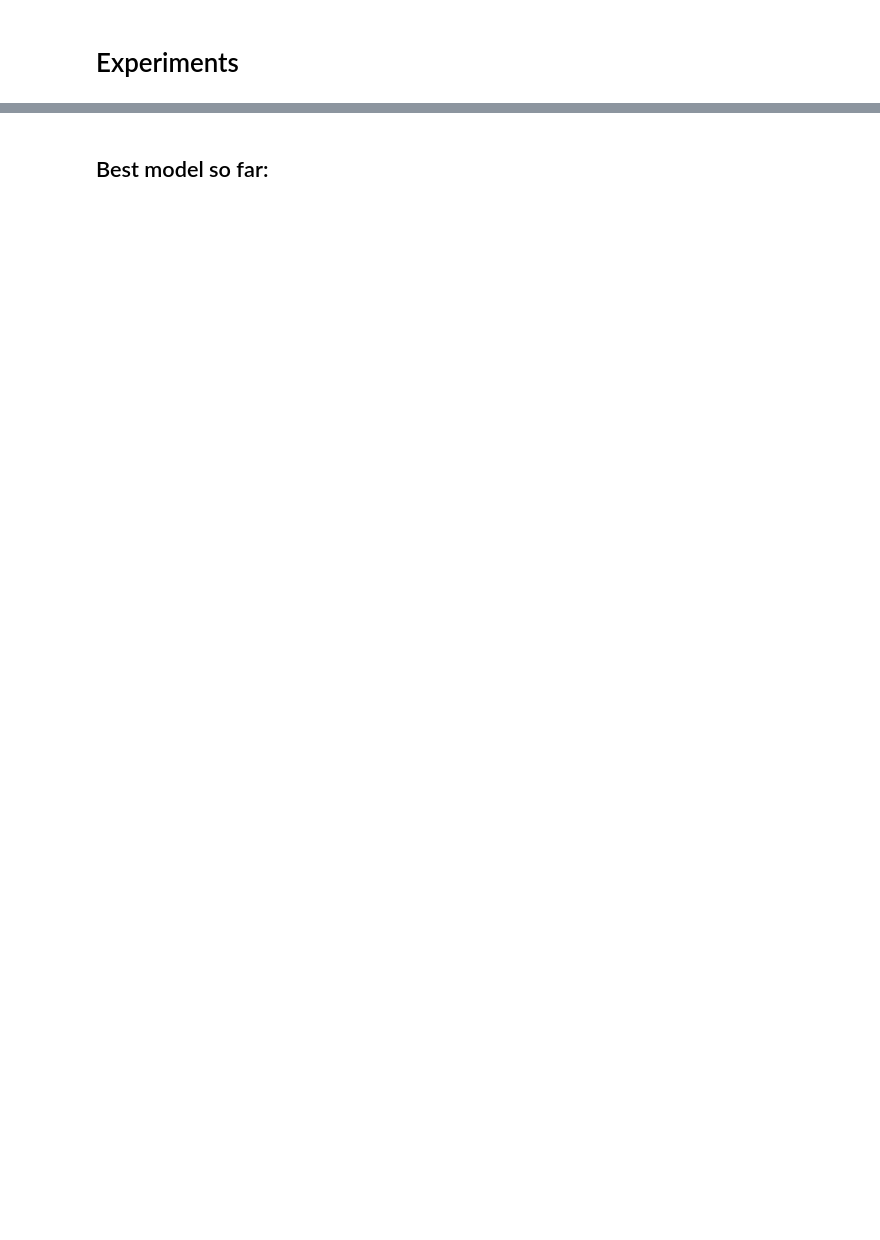
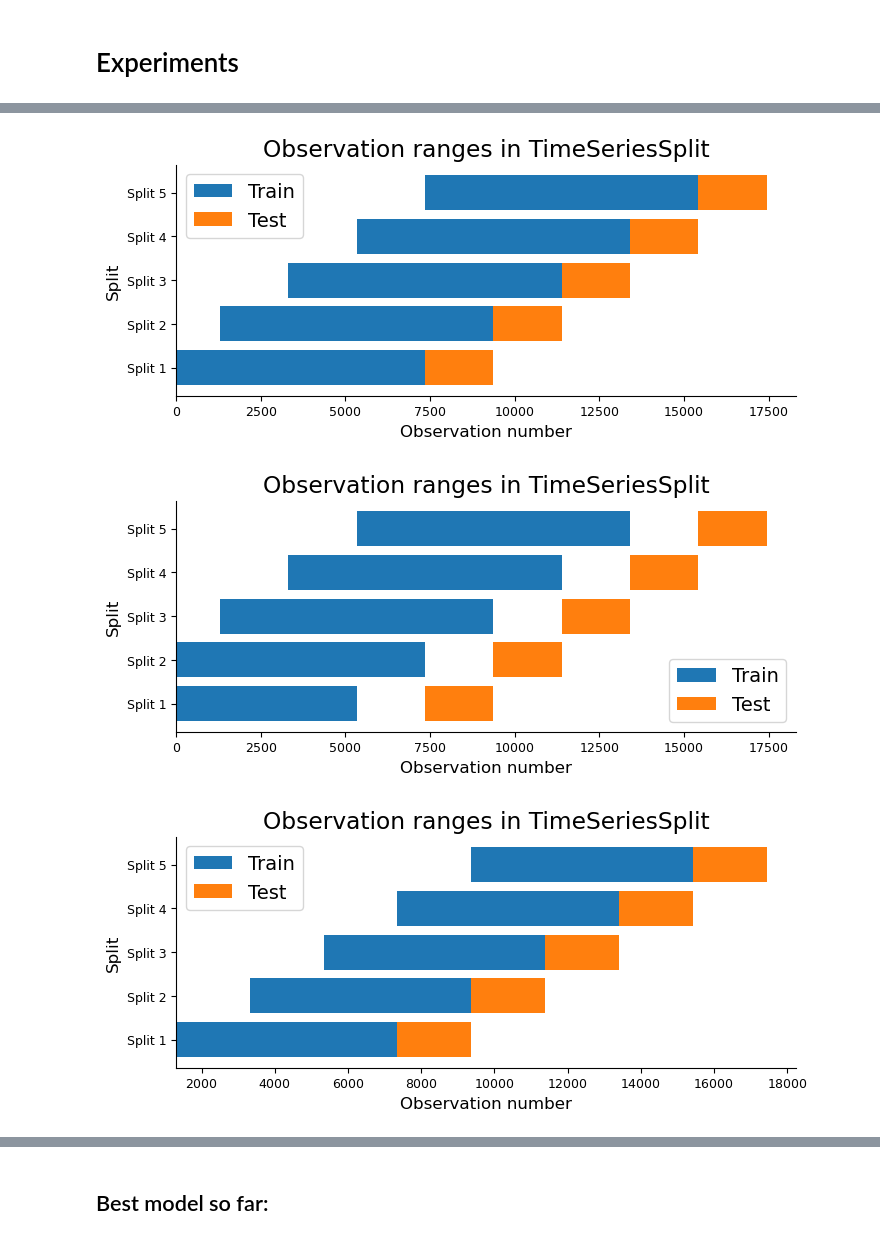
Before and after one commit to k-katarzyna/Appliances_Energy_Prediction, a Jupyter notebook: Appliances_energy_prediction/1_experiments.ipynb, the cells around one changed output, grey strips where cells are left out. Saved outputs shown, nothing was run; the diff lists cells and outputs as text; code cells hidden in the pictures; blank space fills up the shorter version.

Commit message:
tested time series split variants

```diff
--- a/Appliances_energy_prediction/1_experiments.ipynb
+++ b/Appliances_energy_prediction/1_experiments.ipynb
@@ -100,0 +112,21 @@ mlflow.set_experiment("Initial experiments")
+# %%
+lags = [1, 2, 3, 4, 5, 6, 72, 144]
+mov_windows = [2, 6, 12, 72, 144]
+
+enhanced_data = (enhancer
+                 .drop_features(["RH_6"])
+                 .mark_high_values()
+                 .add_lagged_features(lags=lags)
+                 .add_moving_average(windows=mov_windows)
+                 .add_moving_sum(windows=mov_windows)
+                 .dropna()
+                 .data)
+
+X_train_lin, X_test_lin, y_train, y_test = return_train_test_data(enhanced_data,
+                                                                  n_test,
+                                                                  xy=True,
+                                                                  ohe_drop_first=True)
+X_train_tree, X_test_tree, _, _  = return_train_test_data(enhanced_data,
+                                                          n_test,
+                                                          xy=True)
+X_train_lin.head(3)
@@ -163,5 +228,2 @@ params = [{
     }
 ]
-# %%
-week = 144*7
-tscv = TimeSeriesSplit(n_splits=5, test_size=2*week, gap=0)
@@ -283,0 +230,24 @@ for number in number_of_lag_features:
+# %%
+# n_test = 2*144*7
+params_set = [
+    {"n_splits": 5, "max_train_size": 4*n_test, "test_size": n_test, "gap": 0},
+    {"n_splits": 5, "max_train_size": 4*n_test, "test_size": n_test, "gap": n_test},
+    {"n_splits": 5, "max_train_size": 3*n_test, "test_size": n_test, "gap": 0},
+    {"n_splits": 5, "max_train_size": 3*n_test, "test_size": n_test, "gap": n_test},
+    {"n_splits": 5, "max_train_size": None, "test_size": n_test, "gap": 0},
+    {"n_splits": 5, "max_train_size": None, "test_size": n_test, "gap": n_test},
+    {"n_splits": 10, "max_train_size": 2*n_test, "test_size": int(0.5*n_test), "gap": 0},
+    {"n_splits": 10, "max_train_size": 2*n_test, "test_size": int(0.5*n_test), "gap": n_test},
+    {"n_splits": 10, "max_train_size": 4*n_test, "test_size": int(0.5*n_test), "gap": 0},
+    {"n_splits": 10, "max_train_size": 4*n_test, "test_size": int(0.5*n_test), "gap": n_test},
+    {"n_splits": 10, "max_train_size": None, "test_size": int(0.5*n_test), "gap": 0},
+    {"n_splits": 10, "max_train_size": None, "test_size": int(0.5*n_test), "gap": n_test}
+]
+
+for cv_params in params_set:
+    tscv = TimeSeriesSplit(**cv_params)
+    time_series_split(tscv, X_train_tree)
+# %% [output]
+[figure, added]
+[figure, added]
+[figure, added]
```
Also changed, not shown: parts of 28 cells of this notebook, 2 other files.
